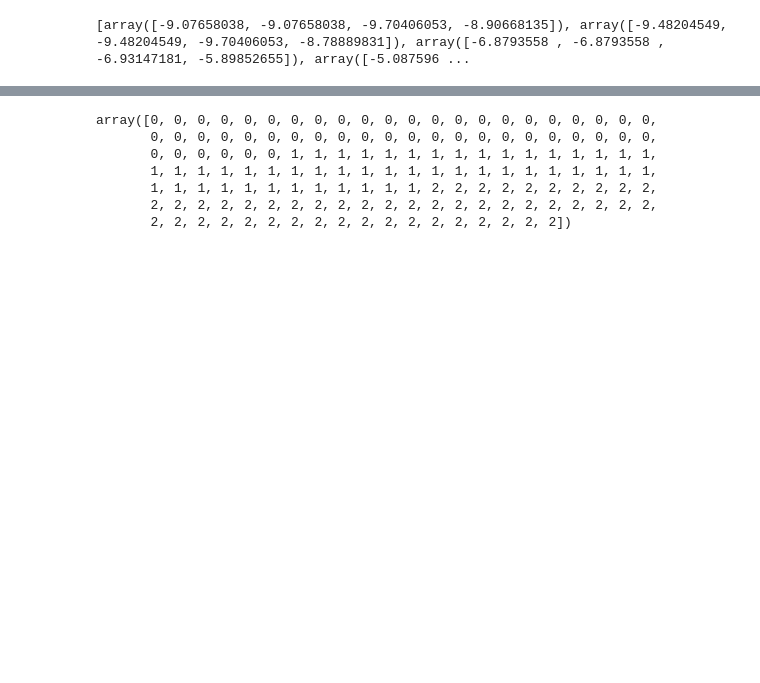
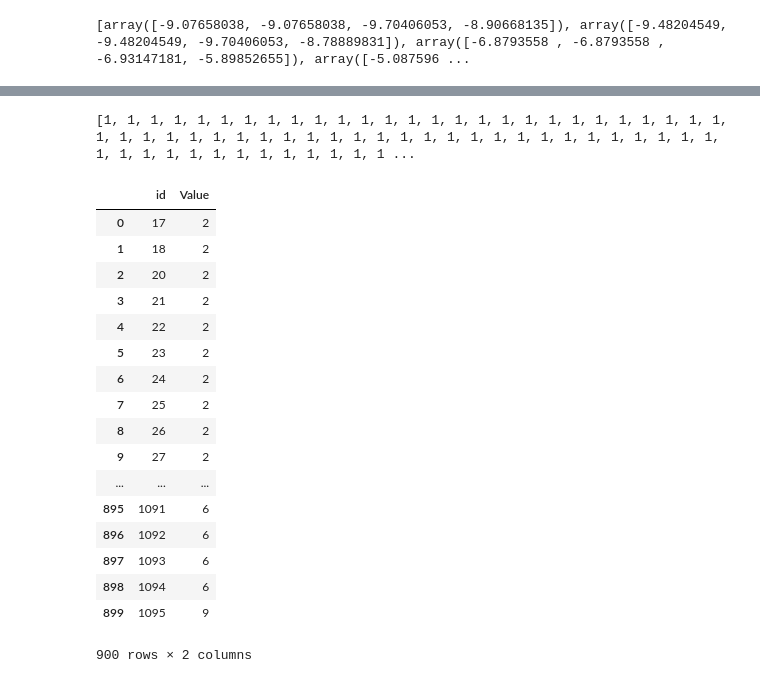
Before and after one commit to tychen5/IR_TextMining, a Jupyter notebook: HW3/Multinomial-NB_clf.ipynb, the cells around one changed output, grey strips where cells are left out. Drawn from its saved outputs; the diff is of its cells as text; code cells hidden in the pictures; blank space fills up the shorter version.

```diff
--- a/HW3/Multinomial-NB_clf.ipynb
+++ b/HW3/Multinomial-NB_clf.ipynb
@@ -501,0 +627,3 @@ train_X.shape
+# %%
+ans = predict_MNB(17,prob=False) # 17 18 20 21
+ans
@@ -503,7 +633,7 @@ train_X.shape
 def MNB(input_X,input_Y=None,prior_log_class=None,log_prob_feature=None,train=True,prob=False,smooth=1.0):
     if train:
         sample_num = input_X.shape[0]
-        match_data = [[x for x, t in zip(input_X, input_Y) if t == c] for c in np.unique(y)]
+        match_data = [[x for x, t in zip(input_X, input_Y) if t == c] for c in np.unique(input_Y)]
         prior_log_class = [np.log(len(i) / sample_num) for i in match_data]
         counts = np.array([np.array(i).sum(axis=0) for i in match_data]) + smooth
         log_prob_feature = np.log(counts / counts.sum(axis=1)[np.newaxis].T)
@@ -515,6 +645,11 @@ def MNB(input_X,input_Y=None,prior_log_class=None,log_prob_feature=None,train=Tr
         else:
             ans = np.argmax(probability,axis=1)
             return ans
+# %%
+prior , log = MNB(input_X=train_X,input_Y=train_Y,train=True)
+# prob = MNB(input_X=X_test,prior_log_class=param1,log_prob_feature=param2,train=False,prob=True)
+ans2 = MNB(input_X=test_X,prior_log_class=prior,log_prob_feature=log,train=False,prob=False)
+# ans
 # %%
 class MultinomialNB(object):
     def __init__(self, alpha=1.0): #smooting
@@ -584,3 +802,31 @@ print(nb.predict_log_proba(X_test))
+# %%
+print(ans)
+ans2 = ans2.tolist()
+# %% [output]
+[1, 1, 1, 1, 1, 1, 1, 1, 1, 1, 1, 1, 1, 1, 1, 1, 1, 1, 1, 1, 1, 1, 1, 1, 1, 1, 1, 1, 1, 1, 1, 1, 1, 1, 1, 1, 1, 1, 1, 1, 1, 1, 1, 1, 1, 1, 1, 1, 1, 1, 1, 1, 1, 1, 1, 1, 1, 1, 1, 1, 1, 1, 1, 1, 1, 1, 1 ...
+# %%
+df_ans = pd.DataFrame(list(zip(test_id,ans2)),columns=['id','Value'])
+df_ans.to_csv('output/MNB02_sk.csv',index=False)
+df_ans
+# %% [output]
+|  | id | Value |
+| 0 | 17 | 2 |
+| 1 | 18 | 2 |
+| 2 | 20 | 2 |
+| 3 | 21 | 2 |
+| 4 | 22 | 2 |
+| 5 | 23 | 2 |
+| 6 | 24 | 2 |
+| 7 | 25 | 2 |
+| 8 | 26 | 2 |
+| 9 | 27 | 2 |
+| ... | ... | ... |
+| 895 | 1091 | 6 |
+| 896 | 1092 | 6 |
+| 897 | 1093 | 6 |
+| 898 | 1094 | 6 |
+| 899 | 1095 | 9 |
+900 rows × 2 columns
 # %%
 from sklearn.datasets import load_iris
 from sklearn.feature_selection import SelectKBest
@@ -595,13 +841,3 @@ y = iris.target
 
 # Convert to categorical data by converting data to integers
 X = X.astype(int)
-# %%
-y
-# %% [output]
-array([0, 0, 0, 0, 0, 0, 0, 0, 0, 0, 0, 0, 0, 0, 0, 0, 0, 0, 0, 0, 0, 0,
-       0, 0, 0, 0, 0, 0, 0, 0, 0, 0, 0, 0, 0, 0, 0, 0, 0, 0, 0, 0, 0, 0,
-       0, 0, 0, 0, 0, 0, 1, 1, 1, 1, 1, 1, 1, 1, 1, 1, 1, 1, 1, 1, 1, 1,
-       1, 1, 1, 1, 1, 1, 1, 1, 1, 1, 1, 1, 1, 1, 1, 1, 1, 1, 1, 1, 1, 1,
-       1, 1, 1, 1, 1, 1, 1, 1, 1, 1, 1, 1, 2, 2, 2, 2, 2, 2, 2, 2, 2, 2,
-       2, 2, 2, 2, 2, 2, 2, 2, 2, 2, 2, 2, 2, 2, 2, 2, 2, 2, 2, 2, 2, 2,
-       2, 2, 2, 2, 2, 2, 2, 2, 2, 2, 2, 2, 2, 2, 2, 2, 2, 2])
```
Also changed, not shown: parts of 19 cells of this notebook, 2 other files.
